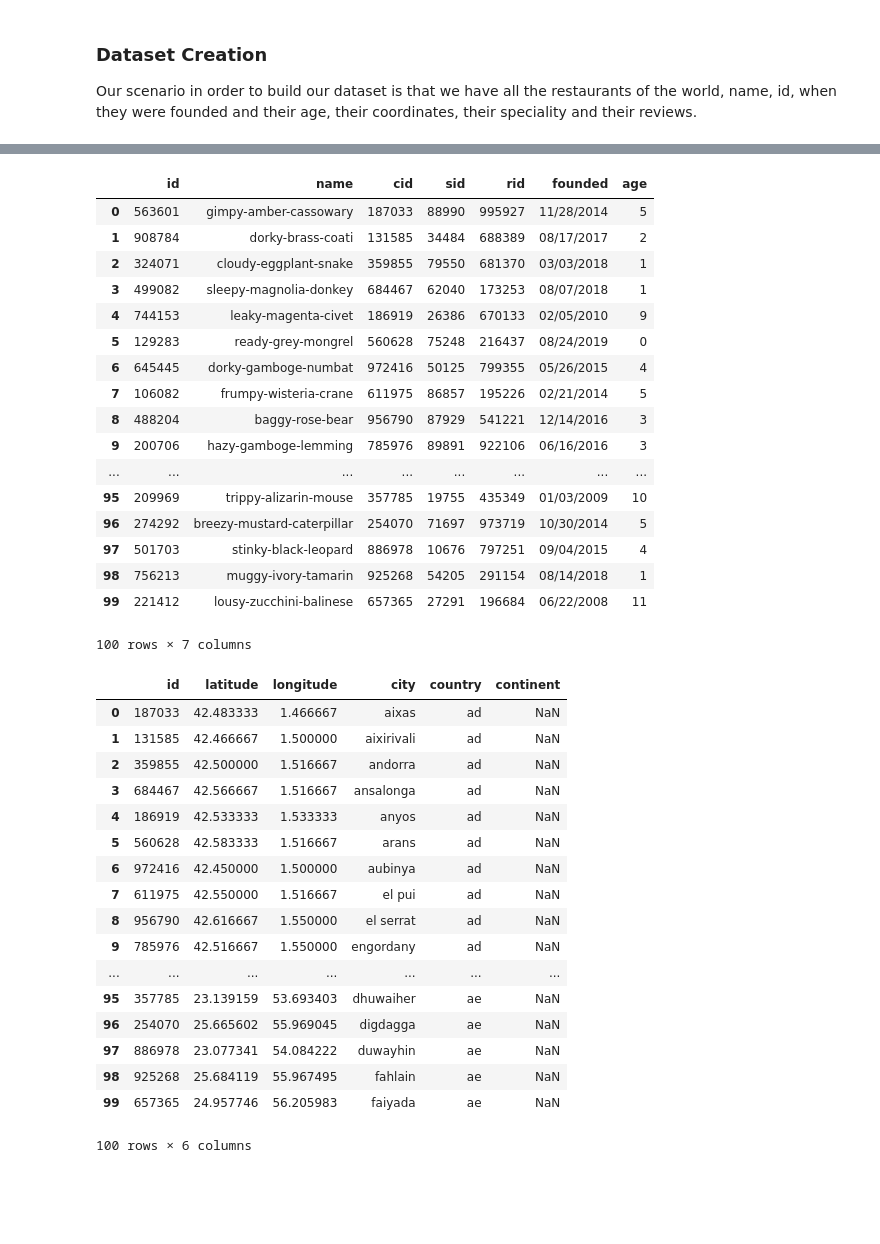
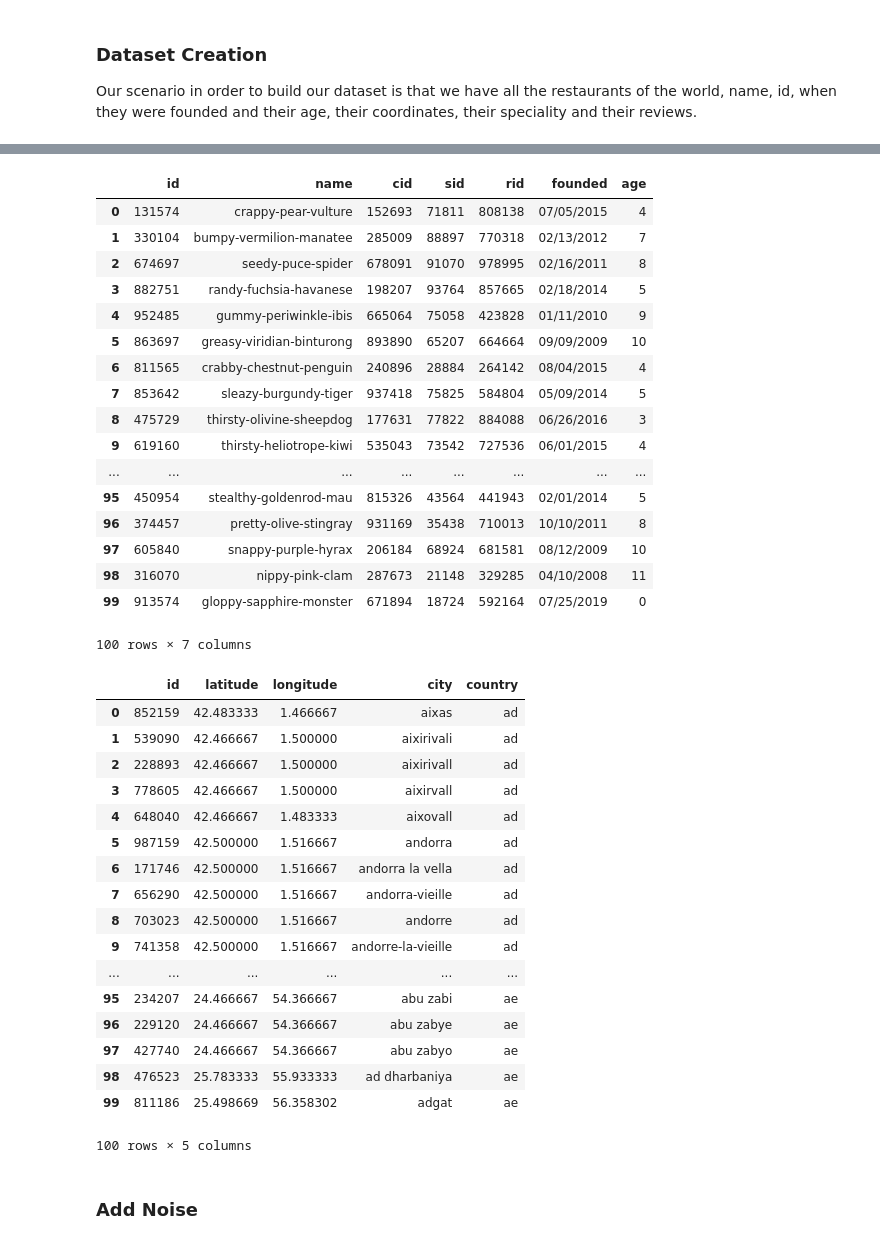
Before and after one commit to evsantor/data_minig, a Jupyter notebook: data_mining_2.ipynb, the cells around one changed output, grey strips where cells are left out. Drawn from its saved outputs; the diff is of its cells as text; code cells hidden in the pictures; blank space fills up the shorter version.

Commit message:
create df and add noise

```diff
--- a/data_mining_2.ipynb
+++ b/data_mining_2.ipynb
@@ -45,10 +47,10 @@ def random_date(start, end, prop):
 # %%
 def get_latitude_longititude():
-    df = pd.read_csv('World.csv')
-    return df
+    df = pd.read_csv('worldcitiespop.csv')
+    return df.loc[:,['Country', 'City', 'Latitude', 'Longitude']]
 # %%
-df = get_latitude_longititude()[:100]
-df
+df_lat = get_latitude_longititude()[:100]
+df_lat
 # %% [output]
 |  | Country | City | Latitude | Longitude |
 | 0 | ad | aixas | 42.483333 | 1.466667 |
@@ -72,7 +74,7 @@ df
 restaurant_df = pd.DataFrame(columns=['id', 'name', 'cid', 'sid', 'rid', 'founded', 'age'])
 
 
-for i in range(100):
+for i in range(df_lat.shape[0]):
     r_date = random_date("01/01/2008", "12/31/2019", random.random())
 
     restaurant_df.loc[i] = [np.random.randint(100000, 999999),
@@ -86,51 +88,51 @@ for i in range(100):
 restaurant_df
 # %% [output]
 |  | id | name | cid | sid | rid | founded | age |
-| 0 | 563601 | gimpy-amber-cassowary | 187033 | 88990 | 995927 | 11/28/2014 | 5 |
-| 1 | 908784 | dorky-brass-coati | 131585 | 34484 | 688389 | 08/17/2017 | 2 |
-| 2 | 324071 | cloudy-eggplant-snake | 359855 | 79550 | 681370 | 03/03/2018 | 1 |
-| 3 | 499082 | sleepy-magnolia-donkey | 684467 | 62040 | 173253 | 08/07/2018 | 1 |
-| 4 | 744153 | leaky-magenta-civet | 186919 | 26386 | 670133 | 02/05/2010 | 9 |
-| 5 | 129283 | ready-grey-mongrel | 560628 | 75248 | 216437 | 08/24/2019 | 0 |
-| 6 | 645445 | dorky-gamboge-numbat | 972416 | 50125 | 799355 | 05/26/2015 | 4 |
-| 7 | 106082 | frumpy-wisteria-crane | 611975 | 86857 | 195226 | 02/21/2014 | 5 |
-| 8 | 488204 | baggy-rose-bear | 956790 | 87929 | 541221 | 12/14/2016 | 3 |
-| 9 | 200706 | hazy-gamboge-lemming | 785976 | 89891 | 922106 | 06/16/2016 | 3 |
+| 0 | 131574 | crappy-pear-vulture | 152693 | 71811 | 808138 | 07/05/2015 | 4 |
+| 1 | 330104 | bumpy-vermilion-manatee | 285009 | 88897 | 770318 | 02/13/2012 | 7 |
+| 2 | 674697 | seedy-puce-spider | 678091 | 91070 | 978995 | 02/16/2011 | 8 |
+| 3 | 882751 | randy-fuchsia-havanese | 198207 | 93764 | 857665 | 02/18/2014 | 5 |
+| 4 | 952485 | gummy-periwinkle-ibis | 665064 | 75058 | 423828 | 01/11/2010 | 9 |
+| 5 | 863697 | greasy-viridian-binturong | 893890 | 65207 | 664664 | 09/09/2009 | 10 |
+| 6 | 811565 | crabby-chestnut-penguin | 240896 | 28884 | 264142 | 08/04/2015 | 4 |
+| 7 | 853642 | sleazy-burgundy-tiger | 937418 | 75825 | 584804 | 05/09/2014 | 5 |
+| 8 | 475729 | thirsty-olivine-sheepdog | 177631 | 77822 | 884088 | 06/26/2016 | 3 |
+| 9 | 619160 | thirsty-heliotrope-kiwi | 535043 | 73542 | 727536 | 06/01/2015 | 4 |
 | ... | ... | ... | ... | ... | ... | ... | ... |
-| 95 | 209969 | trippy-alizarin-mouse | 357785 | 19755 | 435349 | 01/03/2009 | 10 |
-| 96 | 274292 | breezy-mustard-caterpillar | 254070 | 71697 | 973719 | 10/30/2014 | 5 |
-| 97 | 501703 | stinky-black-leopard | 886978 | 10676 | 797251 | 09/04/2015 | 4 |
-| 98 | 756213 | muggy-ivory-tamarin | 925268 | 54205 | 291154 | 08/14/2018 | 1 |
-| 99 | 221412 | lousy-zucchini-balinese | 657365 | 27291 | 196684 | 06/22/2008 | 11 |
+| 95 | 450954 | stealthy-goldenrod-mau | 815326 | 43564 | 441943 | 02/01/2014 | 5 |
+| 96 | 374457 | pretty-olive-stingray | 931169 | 35438 | 710013 | 10/10/2011 | 8 |
+| 97 | 605840 | snappy-purple-hyrax | 206184 | 68924 | 681581 | 08/12/2009 | 10 |
+| 98 | 316070 | nippy-pink-clam | 287673 | 21148 | 329285 | 04/10/2008 | 11 |
+| 99 | 913574 | gloppy-sapphire-monster | 671894 | 18724 | 592164 | 07/25/2019 | 0 |
 100 rows × 7 columns
 # %%
-coordinates = pd.DataFrame(columns = ['id', 'latitude', 'longitude', 'city', 'country', 'continent'])
+coordinates = pd.DataFrame(columns = ['id', 'latitude', 'longitude', 'city', 'country'])
 
 coordinates['id'] = restaurant_df['cid']
 df_ll = get_latitude_longititude()[:100]
 coordinates['latitude'] = df_ll['Latitude']
 coordinates['longitude'] = df_ll['Longitude']
 coordinates['city'] = df_ll['City']
 coordinates['country'] = df_ll['Country']
 
 coordinates
 # %% [output]
-|  | id | latitude | longitude | city | country | continent |
-| 0 | 187033 | 42.483333 | 1.466667 | aixas | ad | NaN |
-| 1 | 131585 | 42.466667 | 1.500000 | aixirivali | ad | NaN |
-| 2 | 359855 | 42.500000 | 1.516667 | andorra | ad | NaN |
-| 3 | 684467 | 42.566667 | 1.516667 | ansalonga | ad | NaN |
-| 4 | 186919 | 42.533333 | 1.533333 | anyos | ad | NaN |
-| 5 | 560628 | 42.583333 | 1.516667 | arans | ad | NaN |
-| 6 | 972416 | 42.450000 | 1.500000 | aubinya | ad | NaN |
-| 7 | 611975 | 42.550000 | 1.516667 | el pui | ad | NaN |
-| 8 | 956790 | 42.616667 | 1.550000 | el serrat | ad | NaN |
-| 9 | 785976 | 42.516667 | 1.550000 | engordany | ad | NaN |
-| ... | ... | ... | ... | ... | ... | ... |
-| 95 | 357785 | 23.139159 | 53.693403 | dhuwaiher | ae | NaN |
-| 96 | 254070 | 25.665602 | 55.969045 | digdagga | ae | NaN |
-| 97 | 886978 | 23.077341 | 54.084222 | duwayhin | ae | NaN |
-| 98 | 925268 | 25.684119 | 55.967495 | fahlain | ae | NaN |
-| 99 | 657365 | 24.957746 | 56.205983 | faiyada | ae | NaN |
+|  | id | latitude | longitude | city | country |
+| 0 | 852159 | 42.483333 | 1.466667 | aixas | ad |
+| 1 | 539090 | 42.466667 | 1.500000 | aixirivali | ad |
+| 2 | 228893 | 42.466667 | 1.500000 | aixirivall | ad |
+| 3 | 778605 | 42.466667 | 1.500000 | aixirvall | ad |
+| 4 | 648040 | 42.466667 | 1.483333 | aixovall | ad |
+| 5 | 987159 | 42.500000 | 1.516667 | andorra | ad |
+| 6 | 171746 | 42.500000 | 1.516667 | andorra la vella | ad |
+| 7 | 656290 | 42.500000 | 1.516667 | andorra-vieille | ad |
+| 8 | 703023 | 42.500000 | 1.516667 | andorre | ad |
+| 9 | 741358 | 42.500000 | 1.516667 | andorre-la-vieille | ad |
+| ... | ... | ... | ... | ... | ... |
+| 95 | 234207 | 24.466667 | 54.366667 | abu zabi | ae |
+| 96 | 229120 | 24.466667 | 54.366667 | abu zabye | ae |
+| 97 | 427740 | 24.466667 | 54.366667 | abu zabyo | ae |
+| 98 | 476523 | 25.783333 | 55.933333 | ad dharbaniya | ae |
+| 99 | 811186 | 25.498669 | 56.358302 | adgat | ae |
-100 rows × 6 columns
+100 rows × 5 columns
 # %%
@@ -138,0 +141,2 @@ review = pd.DataFrame(columns= ['id', 'name', 'rating'])
+# %% [markdown]
+### Add Noise
```
Also changed, not shown: parts of 6 cells of this notebook.
